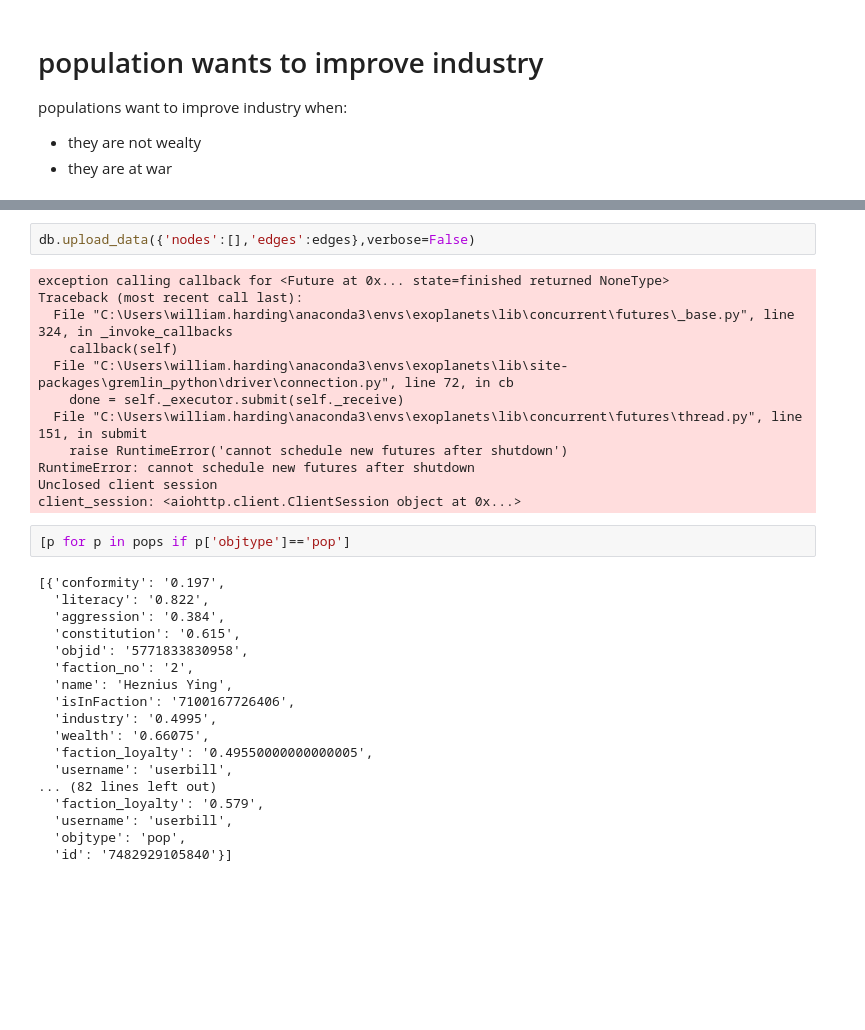
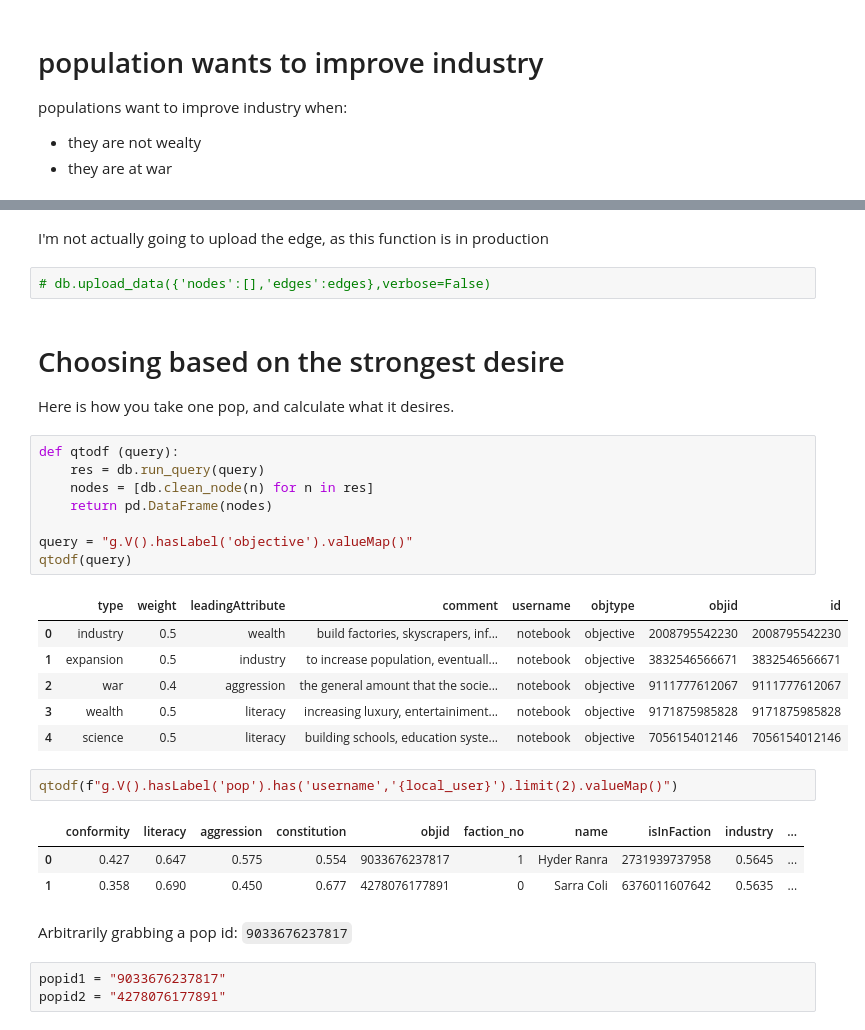
Before and after one commit to BillmanH/exoplanets, a Jupyter notebook: notebooks/People/People Making Choices.ipynb, the cells around one changed output, grey strips where cells are left out. Cells and saved outputs as stored; diff of their text form; blank space fills up the shorter version.

```diff
--- a/notebooks/People/People Making Choices.ipynb
+++ b/notebooks/People/People Making Choices.ipynb
@@ -132,34 +159,34 @@ db.create_edge(edges[0])
+# %% [markdown]
+I'm not actually going to upload the edge, as this function is in production
 # %%
-db.upload_data({'nodes':[],'edges':edges},verbose=False)
+# db.upload_data({'nodes':[],'edges':edges},verbose=False)
-# %% [output]
-exception calling callback for <Future at 0x... state=finished returned NoneType>
-Traceback (most recent call last):
-  File "C:\Users\william.harding\anaconda3\envs\exoplanets\lib\concurrent\futures\_base.py", line 324, in _invoke_callbacks
-    callback(self)
-  File "C:\Users\william.harding\anaconda3\envs\exoplanets\lib\site-packages\gremlin_python\driver\connection.py", line 72, in cb
-    done = self._executor.submit(self._receive)
-  File "C:\Users\william.harding\anaconda3\envs\exoplanets\lib\concurrent\futures\thread.py", line 151, in submit
-    raise RuntimeError('cannot schedule new futures after shutdown')
-RuntimeError: cannot schedule new futures after shutdown
-Unclosed client session
-client_session: <aiohttp.client.ClientSession object at 0x...>
-# %%
-[p for p in pops if p['objtype']=='pop']
-# %% [output]
-[{'conformity': '0.197',
-  'literacy': '0.822',
-  'aggression': '0.384',
-  'constitution': '0.615',
-  'objid': '5771833830958',
-  'faction_no': '2',
-  'name': 'Heznius Ying',
-  'isInFaction': '7100167726406',
-  'industry': '0.4995',
-  'wealth': '0.66075',
-  'faction_loyalty': '0.49550000000000005',
-  'username': 'userbill',
-... (82 lines left out)
-  'faction_loyalty': '0.579',
-  'username': 'userbill',
-  'objtype': 'pop',
-  'id': '7482929105840'}]
+# %% [markdown]
+# Choosing based on the strongest desire
+
+Here is how you take one pop, and calculate what it desires.
+# %%
+def qtodf (query):
+    res = db.run_query(query)
+    nodes = [db.clean_node(n) for n in res]
+    return pd.DataFrame(nodes)
+
+query = "g.V().hasLabel('objective').valueMap()"
+qtodf(query)
+# %% [output]
+|  | type | weight | leadingAttribute | comment | username | objtype | objid | id |
+| 0 | industry | 0.5 | wealth | build factories, skyscrapers, inf... | notebook | objective | 2008795542230 | 2008795542230 |
+| 1 | expansion | 0.5 | industry | to increase population, eventuall... | notebook | objective | 3832546566671 | 3832546566671 |
+| 2 | war | 0.4 | aggression | the general amount that the socie... | notebook | objective | 9111777612067 | 9111777612067 |
+| 3 | wealth | 0.5 | literacy | increasing luxury, entertainiment... | notebook | objective | 9171875985828 | 9171875985828 |
+| 4 | science | 0.5 | literacy | building schools, education syste... | notebook | objective | 7056154012146 | 7056154012146 |
+# %%
+qtodf(f"g.V().hasLabel('pop').has('username','{local_user}').limit(2).valueMap()")
+# %% [output]
+|  | conformity | literacy | aggression | constitution | objid | faction_no | name | isInFaction | industry | ... |
+| 0 | 0.427 | 0.647 | 0.575 | 0.554 | 9033676237817 | 1 | Hyder Ranra | 2731939737958 | 0.5645 | ... |
+| 1 | 0.358 | 0.690 | 0.450 | 0.677 | 4278076177891 | 0 | Sarra Coli | 6376011607642 | 0.5635 | ... |
+# %% [markdown]
+Arbitrarily grabbing a pop id: `9033676237817`
+# %%
+popid1 = "9033676237817"
+popid2 = "4278076177891"
```
Also changed, not shown: parts of 13 cells of this notebook, 1 other file.
